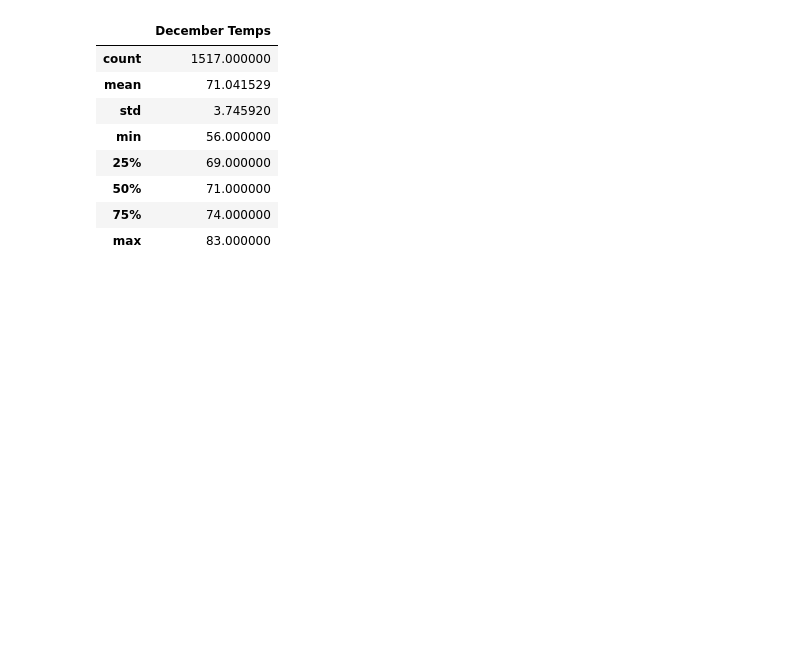
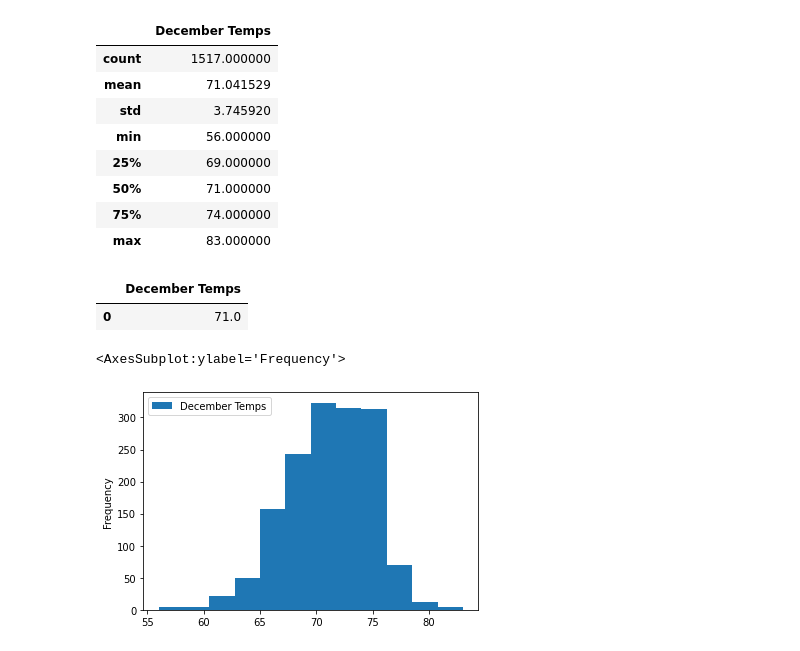
Before and after one commit to wallaceportia/surfs_up, a Jupyter notebook: SurfsUp_Challenge.ipynb, the cells around one changed output. Saved outputs shown, nothing was run; the diff lists cells and outputs as text; code cells hidden in the pictures; blank space fills up the shorter version.

```diff
--- a/SurfsUp_Challenge.ipynb
+++ b/SurfsUp_Challenge.ipynb
@@ -58,11 +64,13 @@ June_temp.describe()
 ## D2: Determine the Summary Statistics for December
 # %%
 # 6. Write a query that filters the Measurement table to retrieve the temperatures for the month of December.
-results = session.query(Measurement.tobs).filter(extract('month', Measurement.date) == 12)
+results = session.query(Measurement.tobs).\
+    filter(extract('month', Measurement.date)== 12)
 # %%
 # 7. Convert the December temperatures to a list.
-results = session.query(Measurement.tobs).filter(extract('month', Measurement.date) == 12).all()
-print(results)
+#results = session.query(Measurement.tobs).filter(extract('month', Measurement.date) == 12).all()
+results_list = results.all()
+print(results_list)
 # %% [output]
 [(76.0,), (74.0,), (74.0,), (64.0,), (64.0,), (67.0,), (77.0,), (66.0,), (69.0,), (68.0,), (68.0,), (71.0,), (74.0,), (67.0,), (66.0,), (69.0,), (71.0,), (70.0,), (70.0,), (74.0,), (74.0,), (71.0,), ( ...
 # %%
@@ -81,3 +89,13 @@ Dec_temp.describe()
 | 50% | 71.000000 |
 | 75% | 74.000000 |
 | max | 83.000000 |
+# %%
+Dec_temp.round(2).mode()
+# %% [output]
+|  | December Temps |
+| 0 | 71.0 |
+# %%
+Dec_temp.plot.hist(bins=12)
+# %% [output]
+<AxesSubplot:ylabel='Frequency'>
+[figure, added]
```
Also changed, not shown: parts of 22 cells of this notebook, 2 other files.
